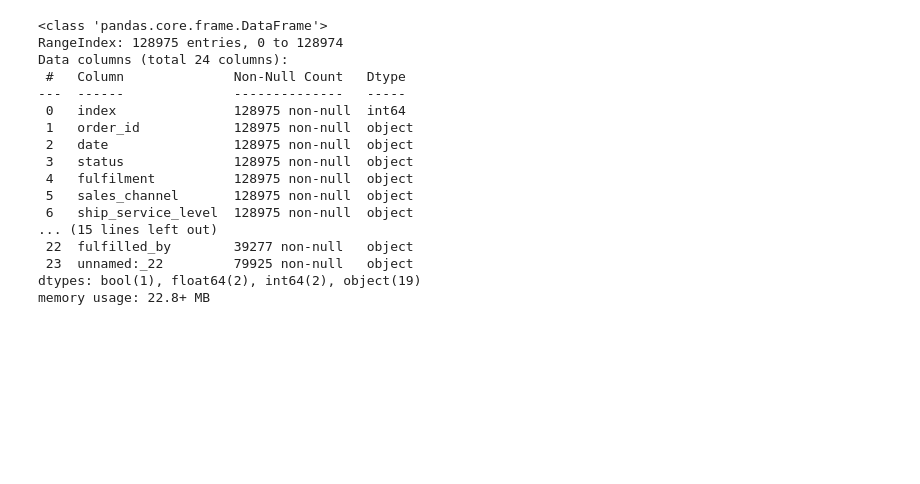
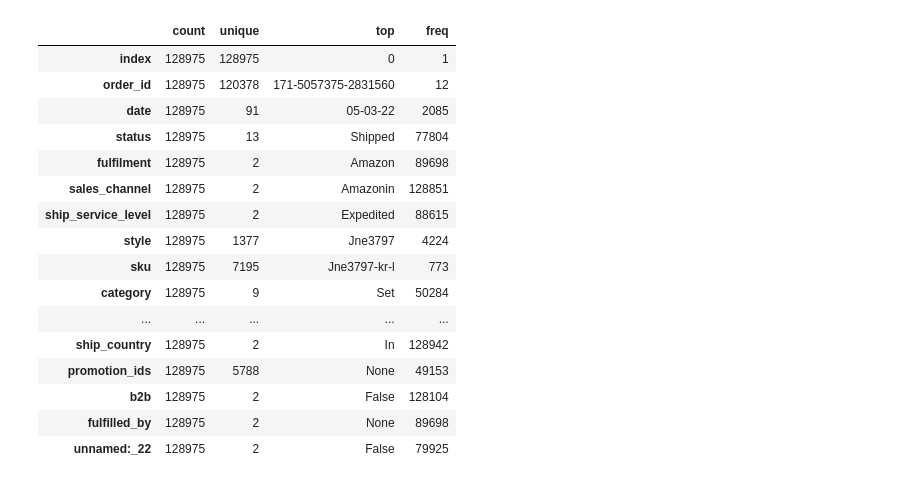
Before and after one commit to Vic4s/retail-data, a Jupyter notebook: notebooks/01_EDA_Amazon_Sale.ipynb, the cells around one changed output. Drawn from its saved outputs; the diff is of its cells as text; code cells hidden in the pictures; blank space fills up the shorter version.

```diff
--- a/notebooks/01_EDA_Amazon_Sale.ipynb
+++ b/notebooks/01_EDA_Amazon_Sale.ipynb
@@ -32,20 +85,20 @@ df_amz_sale_Report.head()
 # %%
-df_amz_sale_Report.info()
+df_amz_sale_report.describe().T
 # %% [output]
-<class 'pandas.core.frame.DataFrame'>
-RangeIndex: 128975 entries, 0 to 128974
-Data columns (total 24 columns):
- #   Column              Non-Null Count   Dtype
----  ------              --------------   -----
- 0   index               128975 non-null  int64
- 1   order_id            128975 non-null  object
- 2   date                128975 non-null  object
- 3   status              128975 non-null  object
- 4   fulfilment          128975 non-null  object
- 5   sales_channel       128975 non-null  object
- 6   ship_service_level  128975 non-null  object
-... (15 lines left out)
- 22  fulfilled_by        39277 non-null   object
- 23  unnamed:_22         79925 non-null   object
-dtypes: bool(1), float64(2), int64(2), object(19)
-memory usage: 22.8+ MB
+|  | count | unique | top | freq |
+| index | 128975 | 128975 | 0 | 1 |
+| order_id | 128975 | 120378 | 171-5057375-2831560 | 12 |
+| date | 128975 | 91 | 05-03-22 | 2085 |
+| status | 128975 | 13 | Shipped | 77804 |
+| fulfilment | 128975 | 2 | Amazon | 89698 |
+| sales_channel | 128975 | 2 | Amazonin | 128851 |
+| ship_service_level | 128975 | 2 | Expedited | 88615 |
+| style | 128975 | 1377 | Jne3797 | 4224 |
+| sku | 128975 | 7195 | Jne3797-kr-l | 773 |
+| category | 128975 | 9 | Set | 50284 |
+| ... | ... | ... | ... | ... |
+| ship_country | 128975 | 2 | In | 128942 |
+| promotion_ids | 128975 | 5788 | None | 49153 |
+| b2b | 128975 | 2 | False | 128104 |
+| fulfilled_by | 128975 | 2 | None | 89698 |
+| unnamed:_22 | 128975 | 2 | False | 79925 |
```
Also changed, not shown: parts of 8 cells of this notebook, 3 other files.
